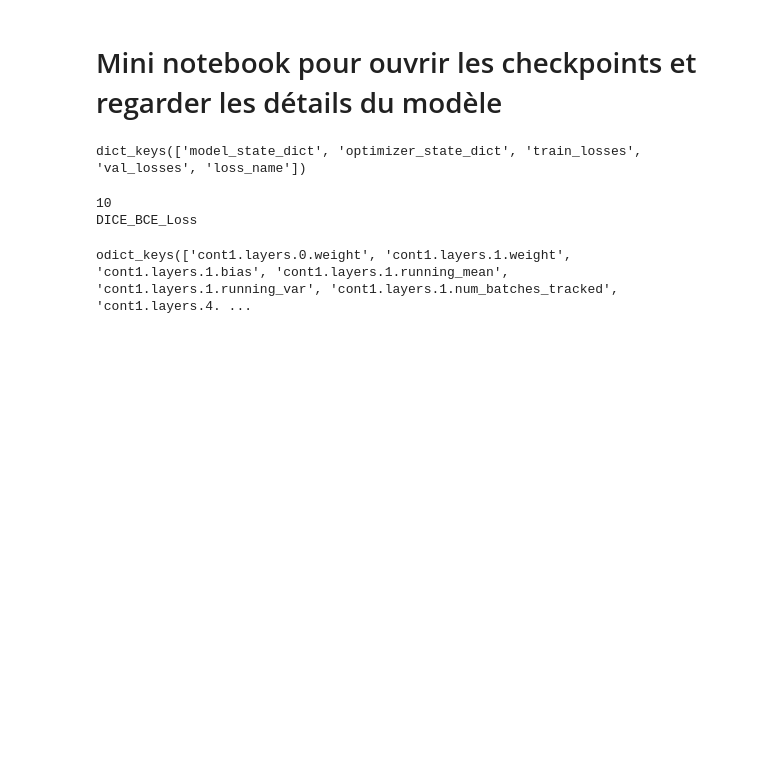
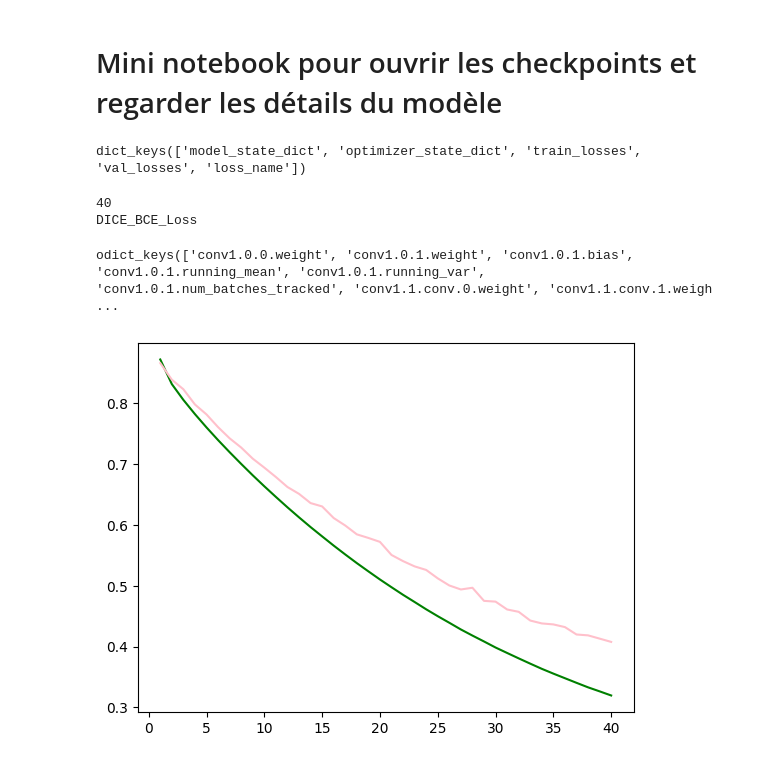
Before and after one commit to mathis-saunier/MIA-eyes-vessel-segmentation, a Jupyter notebook: notebooks/explore_checkpoint.ipynb, the cells around one changed output. Drawn from its saved outputs; the diff is of its cells as text; code cells hidden in the pictures; blank space fills up the shorter version.

Commit message:
Run des preditions m2unet

```diff
--- a/notebooks/explore_checkpoint.ipynb
+++ b/notebooks/explore_checkpoint.ipynb
@@ -5,7 +5,7 @@ import os
 # Bibliothèque pour lire des .pth
 import torch
 
-save_dir = "../saved_models/train_20260305-160441"
+save_dir = "../saved_models/m2unet/256_DICE_BCE"
 checkpoint_path = os.path.join(save_dir, "checkpoint.pth")
 checkpoint = torch.load(checkpoint_path)
 print(checkpoint.keys())
@@ -15,10 +15,21 @@ dict_keys(['model_state_dict', 'optimizer_state_dict', 'train_losses', 'val_loss
 print(len(checkpoint["train_losses"]))
 print(checkpoint["loss_name"])
 # %% [output]
-10
+40
 DICE_BCE_Loss
 # %%
 model_path = os.path.join(save_dir, "best_model.pth")
 print(torch.load(model_path).keys())
 # %% [output]
-odict_keys(['cont1.layers.0.weight', 'cont1.layers.1.weight', 'cont1.layers.1.bias', 'cont1.layers.1.running_mean', 'cont1.layers.1.running_var', 'cont1.layers.1.num_batches_tracked', 'cont1.layers.4. ...
+odict_keys(['conv1.0.0.weight', 'conv1.0.1.weight', 'conv1.0.1.bias', 'conv1.0.1.running_mean', 'conv1.0.1.running_var', 'conv1.0.1.num_batches_tracked', 'conv1.1.conv.0.weight', 'conv1.1.conv.1.weigh ...
+# %%
+train_losses = checkpoint["train_losses"]
+val_losses = checkpoint["val_losses"]
+
+import sys
+sys.path.append('..')
+from src.utils.visualisation import viz_train_and_val_losses
+
+viz_train_and_val_losses(train_losses, val_losses)
+# %% [output]
+[figure, added]
```
Also changed, not shown: 3 other files.
